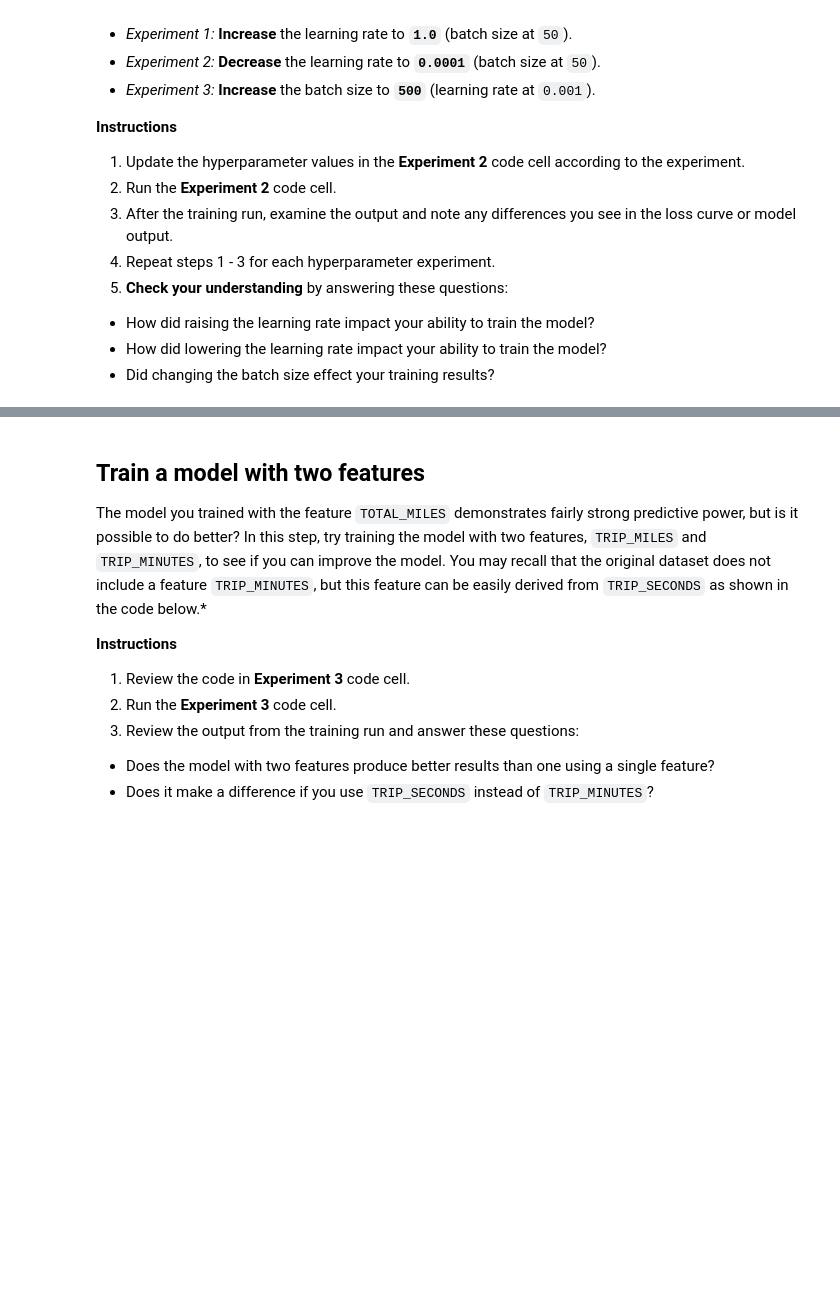
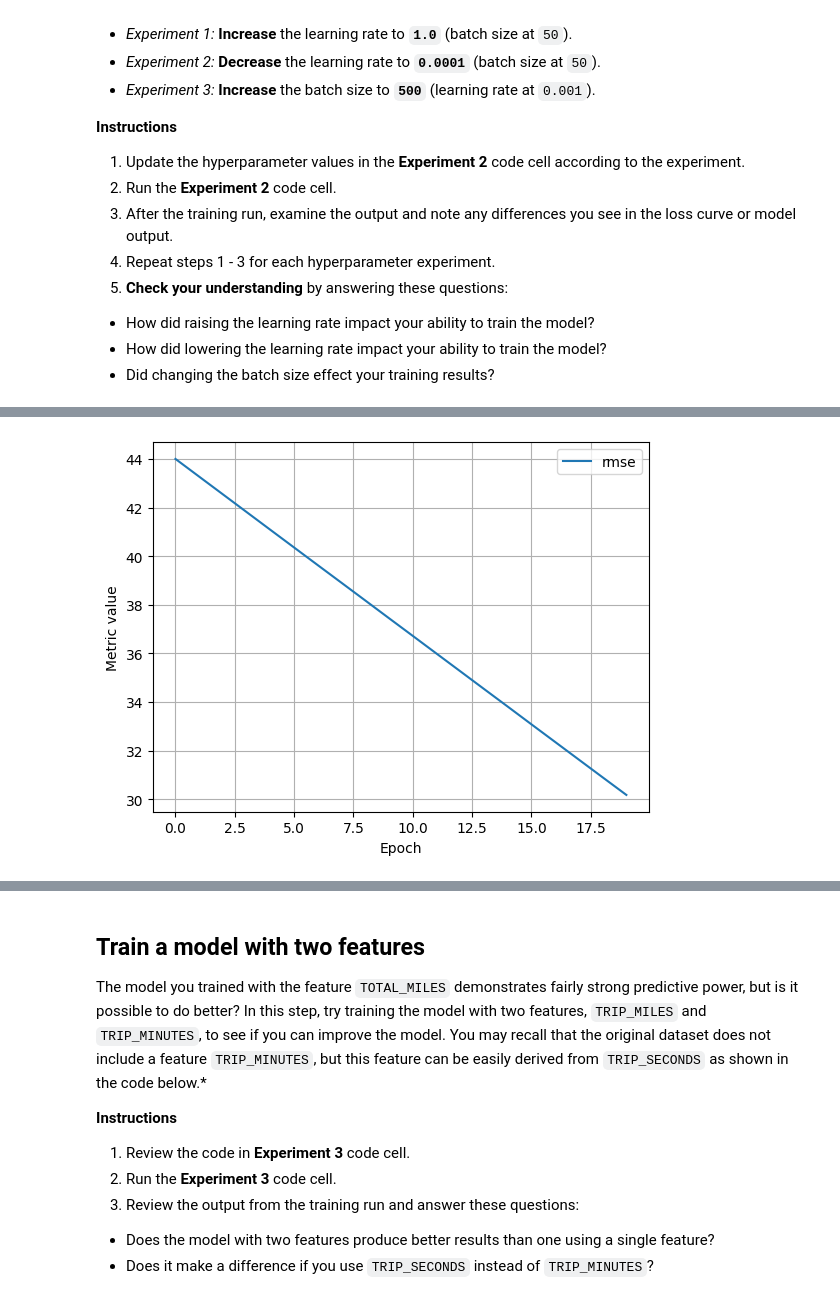
Before and after one commit to bipasnadulal/ml-learn, a Jupyter notebook: ml/cc/exercises/linear_regression_taxi.ipynb, the cells around one changed output, grey strips where cells are left out. Cells and saved outputs as stored; diff of their text form; code cells hidden in the pictures; blank space fills up the shorter version.

```diff
--- a/ml/cc/exercises/linear_regression_taxi.ipynb
+++ b/ml/cc/exercises/linear_regression_taxi.ipynb
@@ -404,0 +507,18 @@ ml_edu.results.plot_model_predictions(experiment_2, training_df, 'FARE')
+# %%
+#Code - experiment 3
+settings_2 = ml_edu.experiment.ExperimentSettings(
+    learning_rate = 0.0001,
+    number_epochs = 20,
+    batch_size = 50,
+    input_features = ['TRIP_MILES']
+)
+
+metrics = [keras.metrics.RootMeanSquaredError(name='rmse')]
+
+model_2 = create_model(settings_2, metrics)
+
+experiment_2 = train_model('one_feature_hyper', model_2, training_df, 'FARE', settings_2)
+
+ml_edu.results.plot_experiment_metrics(experiment_2, ['rmse'])
+ml_edu.results.plot_model_predictions(experiment_2, training_df, 'FARE')
+# %% [output]
@@ -404,0 +543 @@ ml_edu.results.plot_model_predictions(experiment_2, training_df, 'FARE')
+[figure, added]
```
Also changed, not shown: parts of 19 cells of this notebook.
